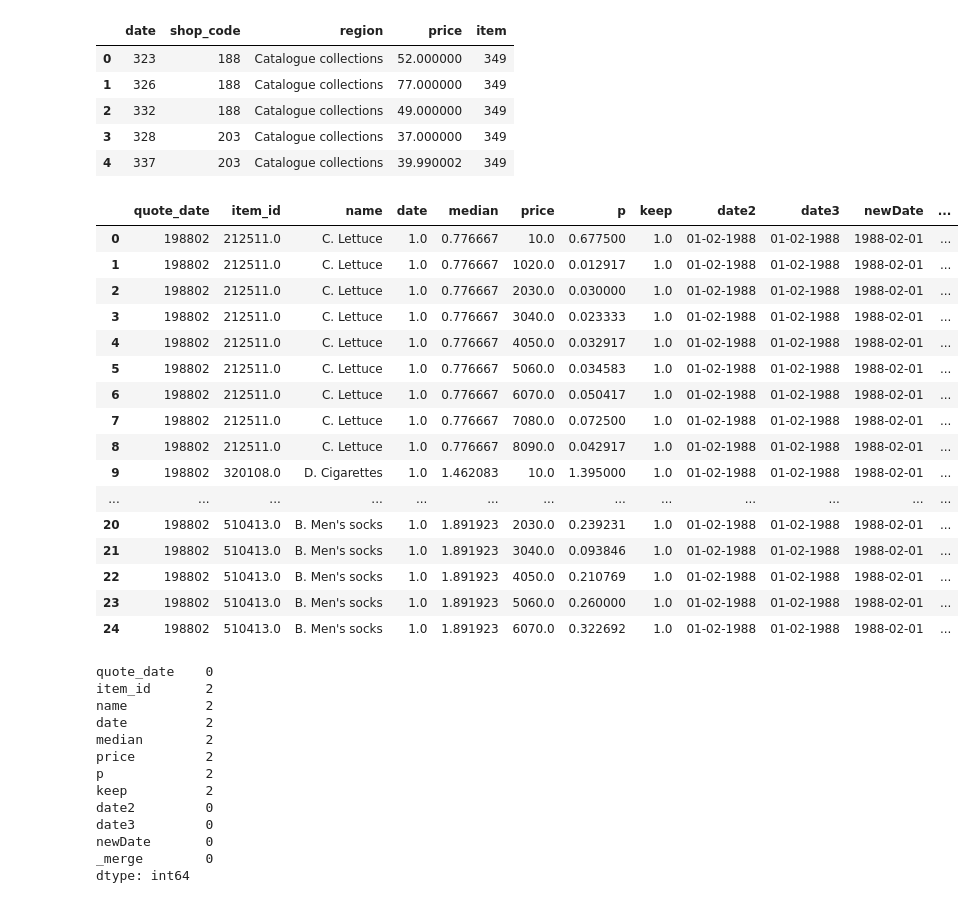
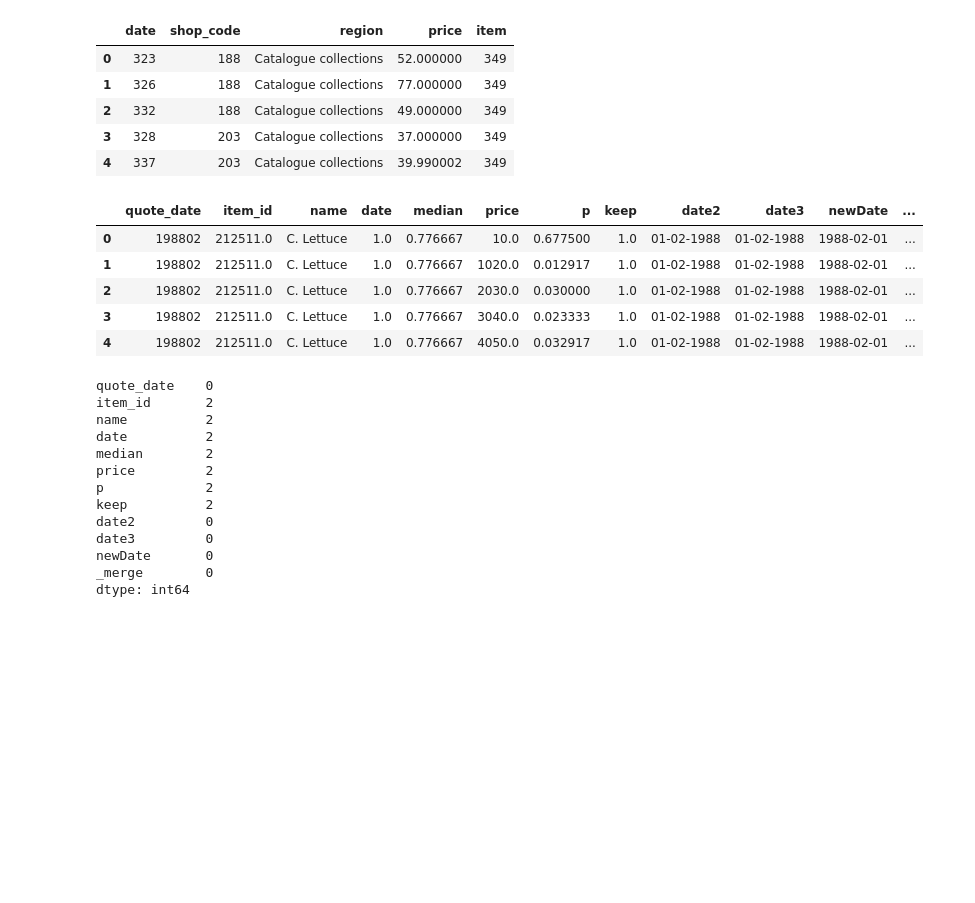
Before and after one commit to colinmburugu/Group_6_interns, a Jupyter notebook: Lettuce price prediction .ipynb, the cells around one changed output. Drawn from its saved outputs; the diff is of its cells as text; code cells hidden in the pictures; blank space fills up the shorter version.

```diff
--- a/Lettuce price prediction .ipynb
+++ b/Lettuce price prediction .ipynb
@@ -16,27 +16,16 @@ df.head()
 | 3 | 328 | 203 | Catalogue collections | 37.000000 | 349 |
 | 4 | 337 | 203 | Catalogue collections | 39.990002 | 349 |
 # %%
-selecteditems= pd.read_csv("selecteditems.csv")
+selecteditems= pd.read_csv("data/selecteditems.csv")
 # %%
-selecteditems.head(25)
+selecteditems.head(5)
 # %% [output]
 |  | quote_date | item_id | name | date | median | price | p | keep | date2 | date3 | newDate | ... |
 | 0 | 198802 | 212511.0 | C. Lettuce | 1.0 | 0.776667 | 10.0 | 0.677500 | 1.0 | 01-02-1988 | 01-02-1988 | 1988-02-01 | ... |
 | 1 | 198802 | 212511.0 | C. Lettuce | 1.0 | 0.776667 | 1020.0 | 0.012917 | 1.0 | 01-02-1988 | 01-02-1988 | 1988-02-01 | ... |
 | 2 | 198802 | 212511.0 | C. Lettuce | 1.0 | 0.776667 | 2030.0 | 0.030000 | 1.0 | 01-02-1988 | 01-02-1988 | 1988-02-01 | ... |
 | 3 | 198802 | 212511.0 | C. Lettuce | 1.0 | 0.776667 | 3040.0 | 0.023333 | 1.0 | 01-02-1988 | 01-02-1988 | 1988-02-01 | ... |
 | 4 | 198802 | 212511.0 | C. Lettuce | 1.0 | 0.776667 | 4050.0 | 0.032917 | 1.0 | 01-02-1988 | 01-02-1988 | 1988-02-01 | ... |
-| 5 | 198802 | 212511.0 | C. Lettuce | 1.0 | 0.776667 | 5060.0 | 0.034583 | 1.0 | 01-02-1988 | 01-02-1988 | 1988-02-01 | ... |
-| 6 | 198802 | 212511.0 | C. Lettuce | 1.0 | 0.776667 | 6070.0 | 0.050417 | 1.0 | 01-02-1988 | 01-02-1988 | 1988-02-01 | ... |
-| 7 | 198802 | 212511.0 | C. Lettuce | 1.0 | 0.776667 | 7080.0 | 0.072500 | 1.0 | 01-02-1988 | 01-02-1988 | 1988-02-01 | ... |
-| 8 | 198802 | 212511.0 | C. Lettuce | 1.0 | 0.776667 | 8090.0 | 0.042917 | 1.0 | 01-02-1988 | 01-02-1988 | 1988-02-01 | ... |
-| 9 | 198802 | 320108.0 | D. Cigarettes | 1.0 | 1.462083 | 10.0 | 1.395000 | 1.0 | 01-02-1988 | 01-02-1988 | 1988-02-01 | ... |
-| ... | ... | ... | ... | ... | ... | ... | ... | ... | ... | ... | ... | ... |
-| 20 | 198802 | 510413.0 | B. Men's socks | 1.0 | 1.891923 | 2030.0 | 0.239231 | 1.0 | 01-02-1988 | 01-02-1988 | 1988-02-01 | ... |
-| 21 | 198802 | 510413.0 | B. Men's socks | 1.0 | 1.891923 | 3040.0 | 0.093846 | 1.0 | 01-02-1988 | 01-02-1988 | 1988-02-01 | ... |
-| 22 | 198802 | 510413.0 | B. Men's socks | 1.0 | 1.891923 | 4050.0 | 0.210769 | 1.0 | 01-02-1988 | 01-02-1988 | 1988-02-01 | ... |
-| 23 | 198802 | 510413.0 | B. Men's socks | 1.0 | 1.891923 | 5060.0 | 0.260000 | 1.0 | 01-02-1988 | 01-02-1988 | 1988-02-01 | ... |
-| 24 | 198802 | 510413.0 | B. Men's socks | 1.0 | 1.891923 | 6070.0 | 0.322692 | 1.0 | 01-02-1988 | 01-02-1988 | 1988-02-01 | ... |
 # %%
 selecteditems.isnull().sum()
 # %% [output]
```
Also changed, not shown: parts of 33 cells of this notebook, 4 other files.
